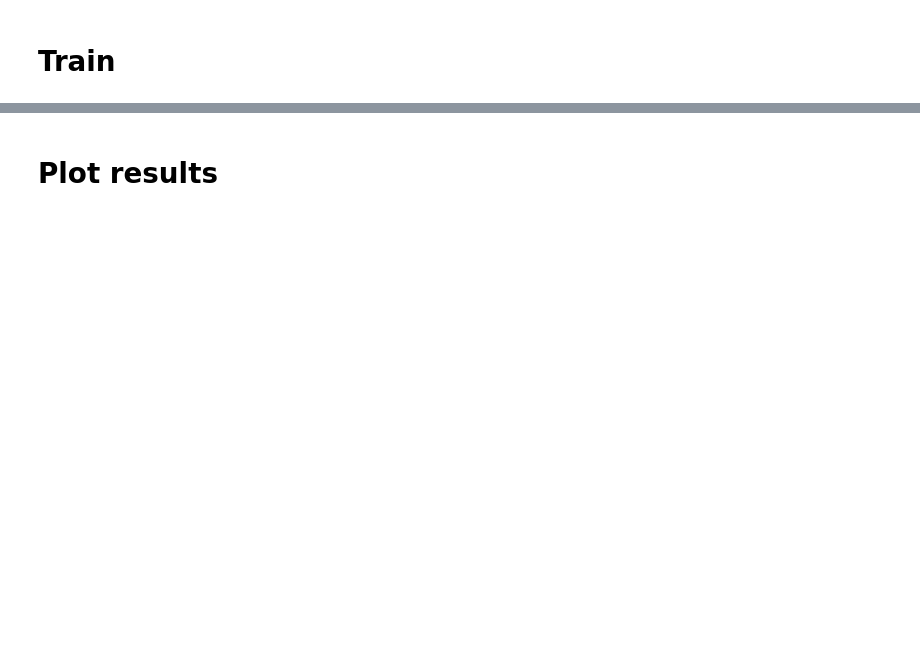
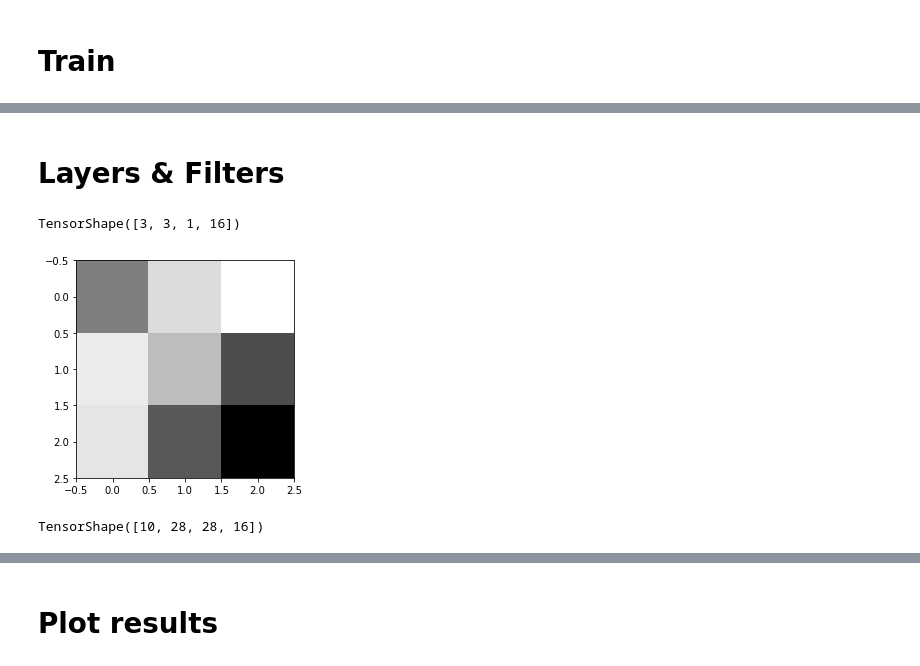
Before and after one commit to 0r4nd/HandwritingRecognition, a Jupyter notebook: notebooks/HandwritingRecognition.ipynb, the cells around one changed output, grey strips where cells are left out. Cells and saved outputs as stored; diff of their text form; code cells hidden in the pictures; blank space fills up the shorter version.

```diff
--- a/notebooks/HandwritingRecognition.ipynb
+++ b/notebooks/HandwritingRecognition.ipynb
@@ -110,8 +110,8 @@ def get_data():
     #display(df_train)
 
     # add a dim: (28, 28) -> (28, 28, 1)
-    X_train = np.expand_dims(X_train, axis=-1)
-    X_test = np.expand_dims(X_test, axis=-1)
+    X_train = X_train.reshape(len(X_train), 28,28,1) # np.expand_dims(X_train, axis=-1)
+    X_test = X_test.reshape(len(X_test), 28,28,1)
 
     # to categorical
     y_train_cat = to_categorical(y_train, num_classes=10, dtype ="uint8")
@@ -326 +314,18 @@ training time: 646.6788334999992
 "history = run(model, X_train_scaled,y_train_cat, X_val_scaled,y_val_cat,\n              loss='mse',\n              metrics=['mae'],\n              opt=optimizers.Adam(learning_rate=0.01, beta_1=0.9,  ...
+# %% [markdown]
+# Layers & Filters
+# %%
+layer_1 = model.layers[0]
+layer_1.weights[0].shape
+# %% [output]
+TensorShape([3, 3, 1, 16])
+# %%
+plt.imshow(layer_1.weights[0][:,:,:,15], cmap='gray');
+# %% [output]
+[figure, added]
+# %%
+batch = X_train_scaled[0:10]
+activation_1 = layer_1(batch)
+activation_1.shape
+# %% [output]
+TensorShape([10, 28, 28, 16])
```
Also changed, not shown: parts of 17 cells of this notebook.
